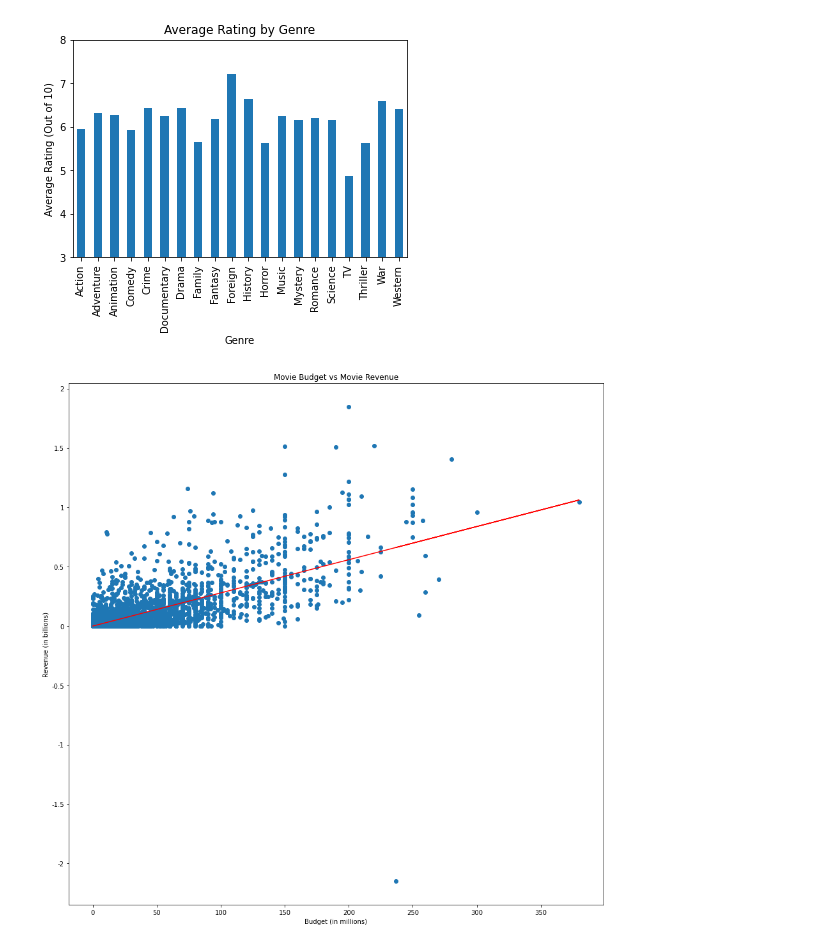
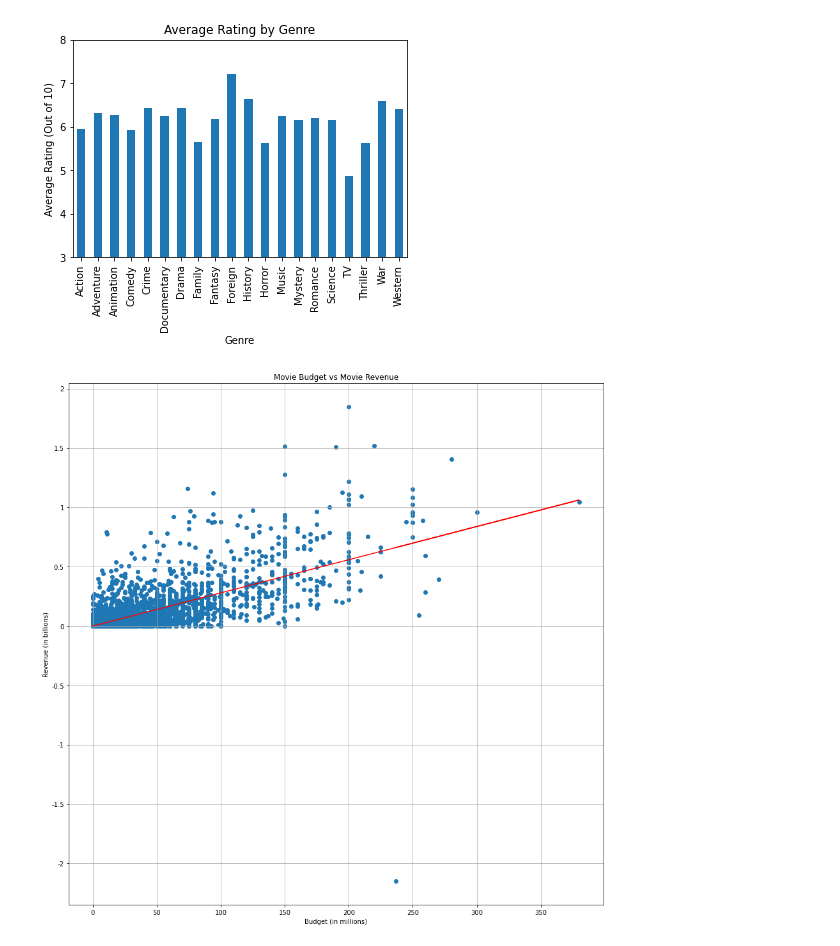
Before and after one commit to amudd10/Coming-to-A-Theater-Near-You, a Jupyter notebook: movies_data.ipynb, the cells around one changed output. Drawn from its saved outputs; the diff is of its cells as text; code cells hidden in the pictures.

Commit message:
fixed images

```diff
--- a/movies_data.ipynb
+++ b/movies_data.ipynb
@@ -111,30 +111,31 @@ plt.show()
 [figure]
 # %%
 # create a scatter plot of movie budget vs movie revenue
-fig, ax = plt.subplots(figsize=(15, 15))
+fig, ax = plt.subplots(figsize=(15, 15),facecolor='white')
+plt.grid()
 x = df['budget']
 y= df['revenue']
 ax.scatter(x,y)
 ax.set_xlabel('Budget (in millions)')
 ax.set_ylabel('Revenue (in billions)')
 ax.set_title('Movie Budget vs Movie Revenue')
 scale_x = 1e6
 scale_y = 1e9
 ticks_x = ticker.FuncFormatter(lambda x, pos: '{0:g}'.format(x/scale_x))
 ticks_y = ticker.FuncFormatter(lambda x, pos: '{0:g}'.format(x/scale_y))
 ax.yaxis.set_major_formatter(ticks_y)
 ax.xaxis.set_major_formatter(ticks_x)
 # Fit a linear regression line to the data
 coeffs = np.polyfit(x, y, 1)
 line = np.poly1d(coeffs)
 
 # Plot the regression line
 plt.plot(x, line(x), color='r')
 
 #save figure
-plt.savefig('Images/budget_revenue.png', dpi=100)
+plt.savefig('Images/budget_revenue.png', dpi=100, bbox_inches='tight')
 
 # display the plot
 plt.show()
 # %% [output]
-[figure, old version]
+[figure, new version]
```
Also changed, not shown: parts of 2 cells of this notebook, 3 other files.
